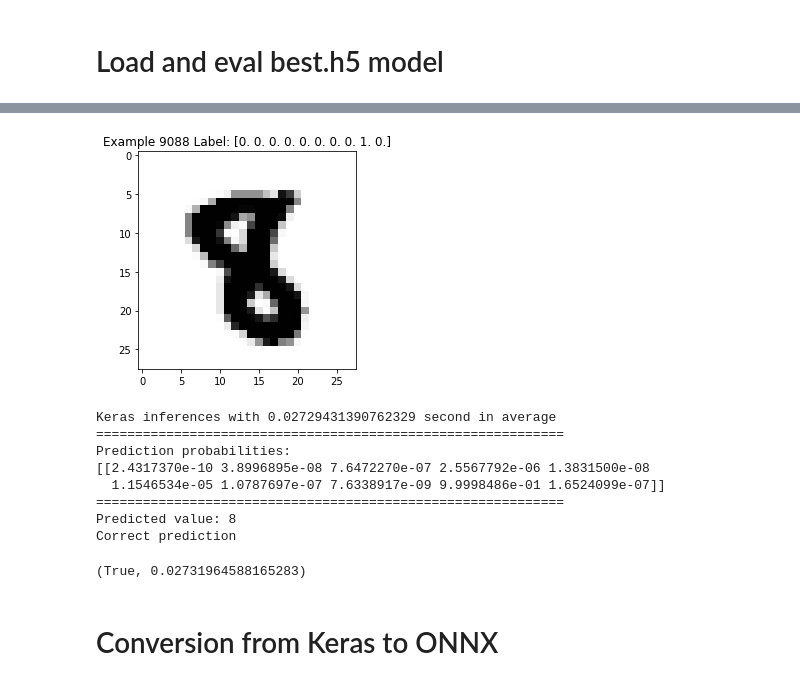
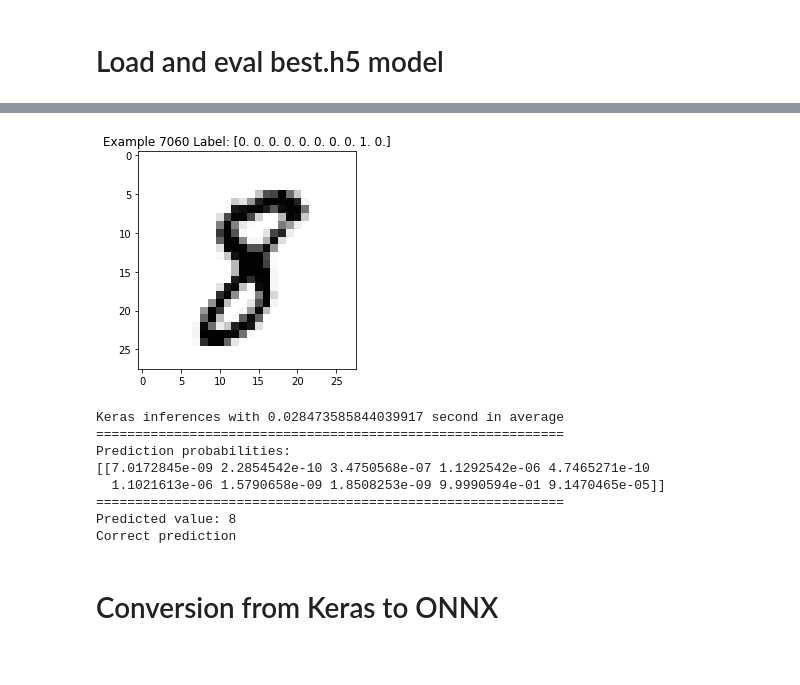
Before and after one commit to INF800/rollmodels, a Jupyter notebook: keras2onnx.ipynb, the cells around one changed output, grey strips where cells are left out. Cells and saved outputs as stored; diff of their text form; code cells hidden in the pictures.

```diff
--- a/keras2onnx.ipynb
+++ b/keras2onnx.ipynb
@@ -243,25 +261,24 @@ Test accuracy: 0.989300012588501
 # %%
 # a. get random image
 digit_image, digit_idx = get_and_plot_random_image_from(x_test, y_test)
 
 # b. loop inference for avg. inference time
-infer_w_raw_h5(digit_image, expected_label=y_test[digit_idx],
-               model=model, input_shape=input_shape)
+(_, keras_prbs_40it), keras_time_40it = infer_w_raw_h5(digit_image, expected_label=y_test[digit_idx],
+                                                              model=model, input_shape=input_shape)
 
 # SUGGESTION: For more control, as this is for single, image,
 # Go one step further by putiing the above two functions
 # in loop as well and take average
 # %% [output]
-[figure, old version]
+[figure, new version]
-Keras inferences with 0.02729431390762329 second in average
+Keras inferences with 0.028473585844039917 second in average
 ============================================================
 Prediction probabilities:
-[[2.4317370e-10 3.8996895e-08 7.6472270e-07 2.5567792e-06 1.3831500e-08
-  1.1546534e-05 1.0787697e-07 7.6338917e-09 9.9998486e-01 1.6524099e-07]]
+[[7.0172845e-09 2.2854542e-10 3.4750568e-07 1.1292542e-06 4.7465271e-10
+  1.1021613e-06 1.5790658e-09 1.8508253e-09 9.9990594e-01 9.1470465e-05]]
 ============================================================
 Predicted value: 8
 Correct prediction
-(True, 0.02731964588165283)
 # %% [markdown]
 # Conversion from Keras to ONNX
 # %%
```
Also changed, not shown: parts of 14 cells of this notebook.
